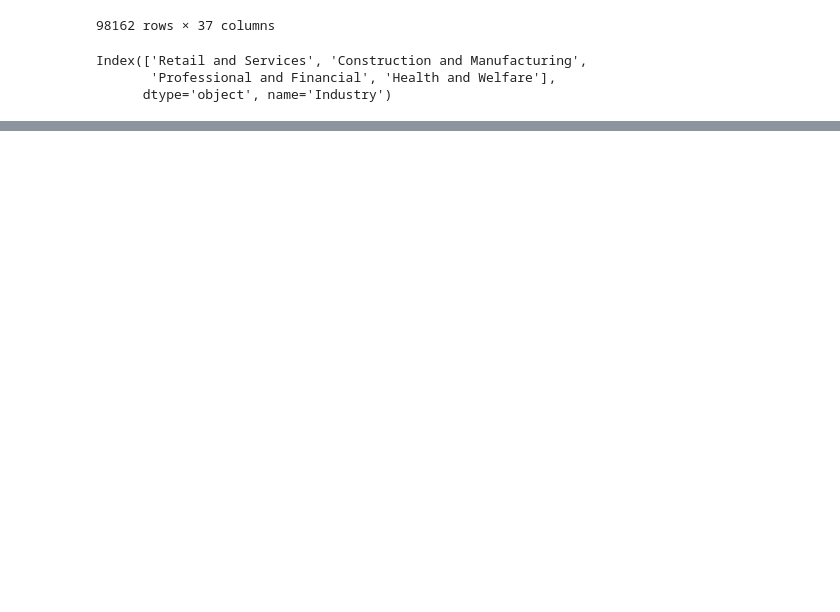
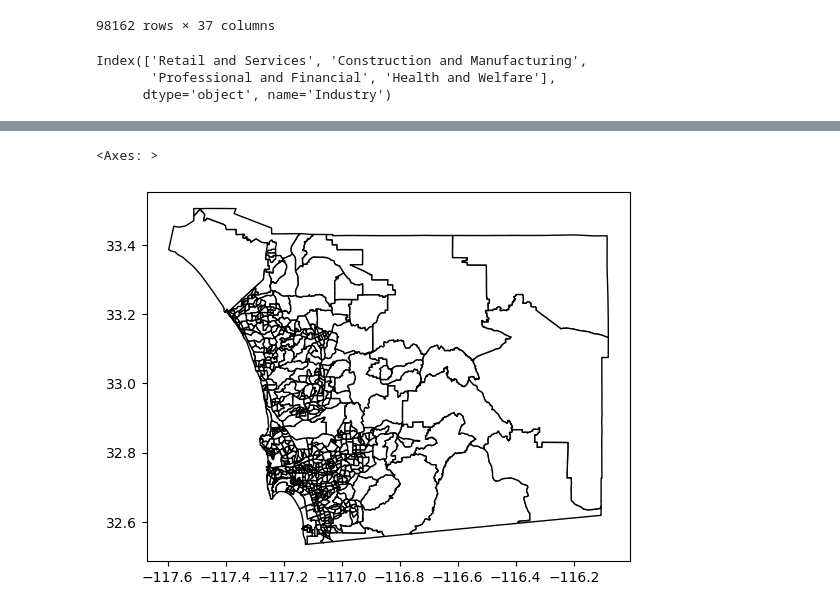
Before and after one commit to michaelmss/DSC180A-Activity-Centers, a Jupyter notebook: Notebooks/eda_kn.ipynb, the cells around one changed output, grey strips where cells are left out. Drawn from its saved outputs; the diff is of its cells as text; code cells hidden in the pictures; blank space fills up the shorter version.

```diff
--- a/Notebooks/eda_kn.ipynb
+++ b/Notebooks/eda_kn.ipynb
@@ -334,0 +340,5 @@ for i in joined_tracts_new['Industry'].value_counts().index:
+# %%
+new_tracts.plot(color='white', edgecolor='black')
+# %% [output]
+<Axes: >
+[figure, added]
```
Also changed, not shown: parts of 6 cells of this notebook.
